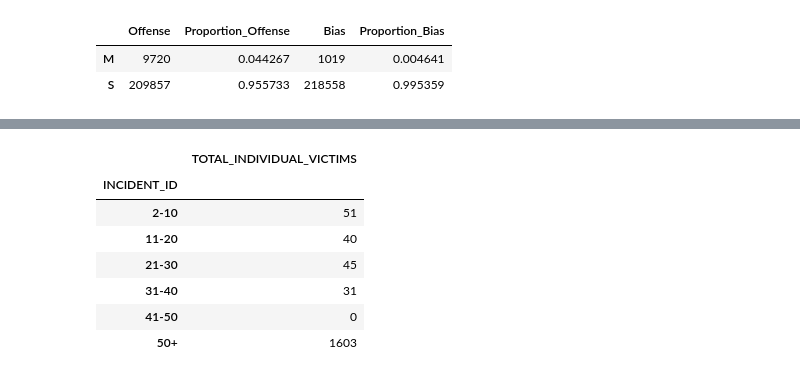
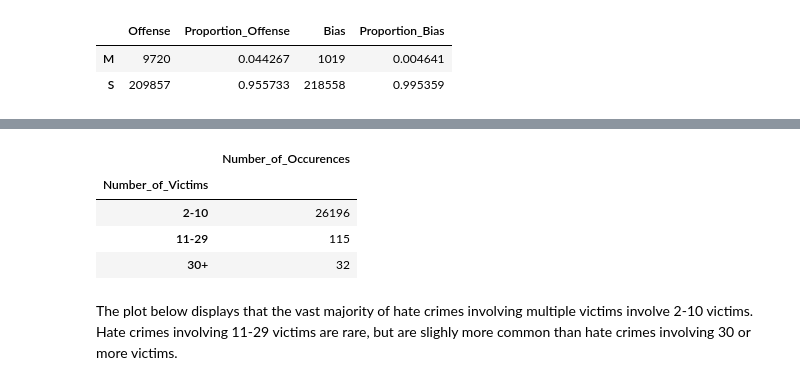
Before and after one commit to artolon/Exploratory_Analysis_Project, a Jupyter notebook: AT_Hate_Crime_Analysis.ipynb, the cells around one changed output, grey strips where cells are left out. Saved outputs shown, nothing was run; the diff lists cells and outputs as text; code cells hidden in the pictures.

```diff
--- a/AT_Hate_Crime_Analysis.ipynb
+++ b/AT_Hate_Crime_Analysis.ipynb
@@ -234,6 +388,6 @@ hate_crime_df.sort_values('VICTIM_COUNT', ascending=False).head()
 # %%
 # Check to see when a victim count is great than 1
-victim_count =  hate_crime_df['VICTIM_COUNT']>1
+victim_count =  hate_crime_df['TOTAL_INDIVIDUAL_VICTIMS']>1
 victim_count.head()
 # %% [output]
 0    False
@@ -294,0 +437,4 @@ grouped_victim
+# %%
+# Turn the slice of data into an actual data frame to work with
+multiple_victim_df = pd.DataFrame(multiple_victim)
+multiple_victim_df.head()
@@ -295,7 +474,11 @@ grouped_victim
 # %%
 # Establish bins and bin labels for victim counts
-victim_bins = [2, 9, 20, 30, 40, 50, 900]
-victim_labels = ['2-10', '11-20', '21-30', '31-40', '41-50', '50+']
+victim_bins = [1, 10, 29, 147]
+victim_labels = ['2-10', '11-29', '30+']
 
+# Create a new variable in the 'multiple_victim' data frame that categorizes the victim counts
+multiple_victim_df['Number_of_Victims'] = pd.cut(multiple_victim_df["TOTAL_INDIVIDUAL_VICTIMS"],
+                                                    victim_bins, labels=victim_labels)
 
-grouped_victim['INCIDENT_ID'] = pd.cut(grouped_victim["INCIDENT_ID"], victim_bins, labels=victim_labels)
+# Check that data frame has new column
+multiple_victim_df
@@ -302,18 +499,16 @@ grouped_victim['INCIDENT_ID'] = pd.cut(grouped_victim["INCIDENT_ID"], victim_bin
 # %%
-# Group by the incident_id variable
-victim_group = grouped_victim.groupby('INCIDENT_ID')
-victim_group
+# Group by the new 'Total_Victims' variable that we just created
+victim_group = multiple_victim_df.groupby('Number_of_Victims')
 
-# Get the total victims per bin in order to compare
-victim_counts = victim_group.agg({"TOTAL_INDIVIDUAL_VICTIMS": 'sum'})
+# Get the total incidents per bin in order to compare
+victim_counts = victim_group.agg({"Number_of_Occurences": 'count'})
 victim_counts
 # %% [output]
-|  | TOTAL_INDIVIDUAL_VICTIMS |
-| INCIDENT_ID |  |
-| 2-10 | 51 |
-| 11-20 | 40 |
-| 21-30 | 45 |
-| 31-40 | 31 |
-| 41-50 | 0 |
-| 50+ | 1603 |
+|  | Number_of_Occurences |
+| Number_of_Victims |  |
+| 2-10 | 26196 |
+| 11-29 | 115 |
+| 30+ | 32 |
+# %% [markdown]
+The plot below displays that the vast majority of hate crimes involving multiple victims involve 2-10 victims. Hate crimes involving 11-29 victims are rare, but are slighly more common than hate crimes involving 30 or more victims.
 # %%
```
Also changed, not shown: parts of 69 cells of this notebook.
